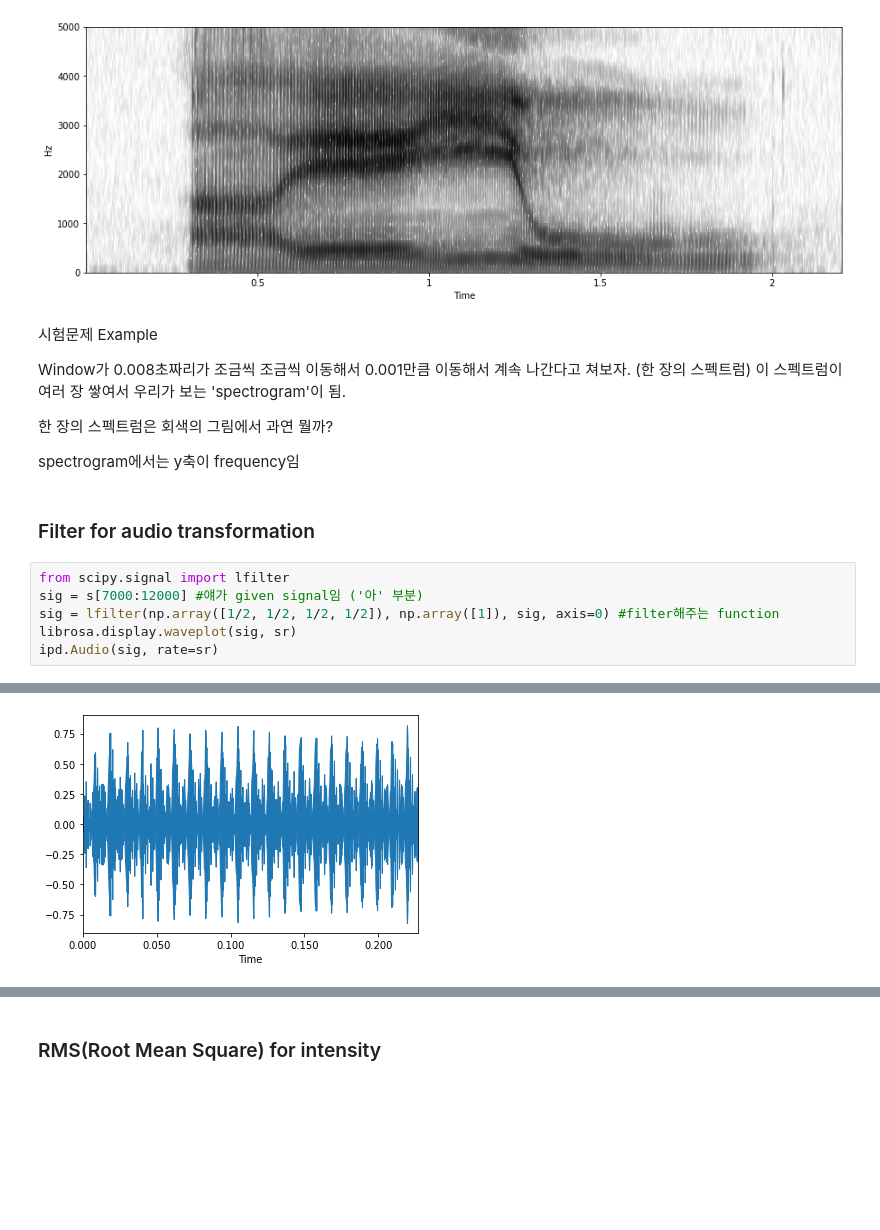
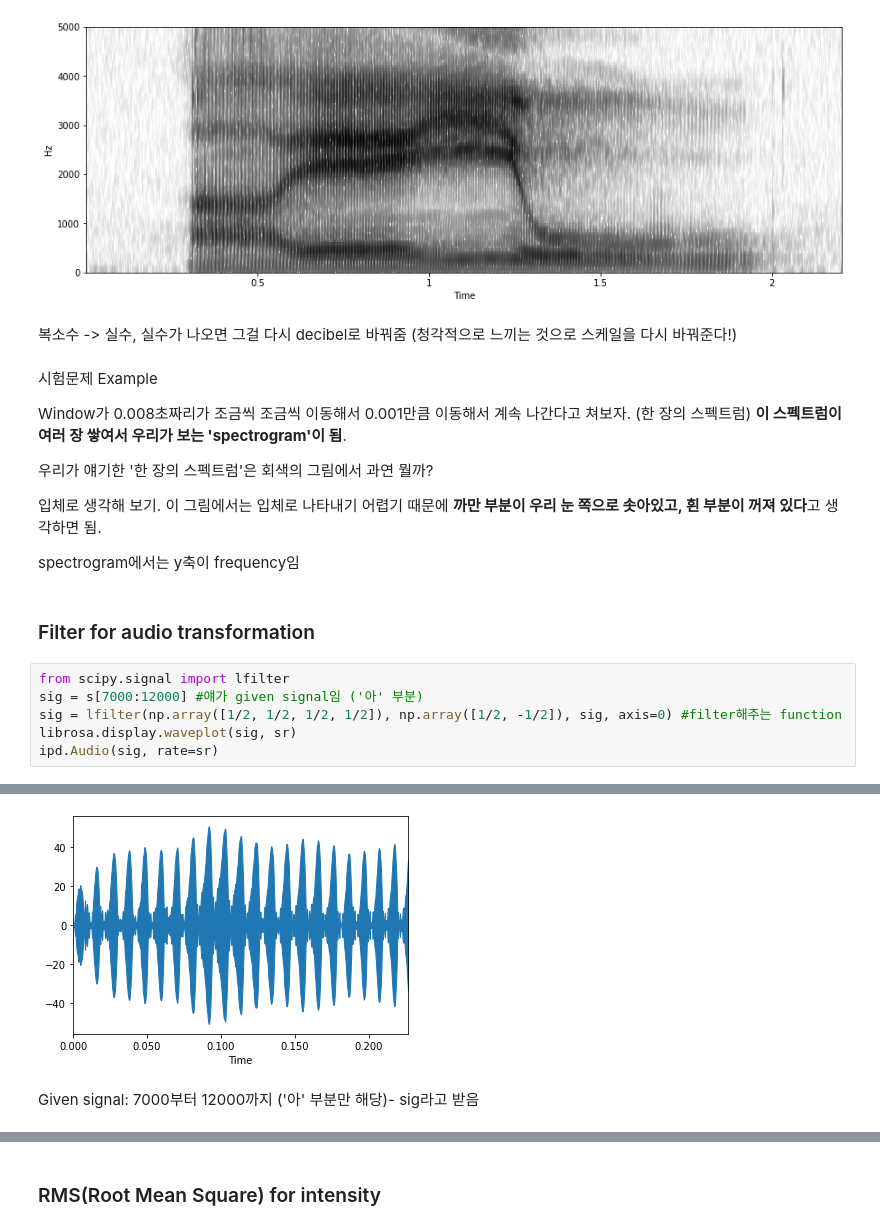
Before and after one commit to juyoung524/22-1-Spring-, a Jupyter notebook: 20220425.ipynb, the cells around one changed output, grey strips where cells are left out. Drawn from its saved outputs; the diff is of its cells as text; blank space fills up the shorter version.

```diff
--- a/20220425.ipynb
+++ b/20220425.ipynb
@@ -145,12 +147,16 @@ plt.ylim((0,5000))
 # %% [output]
 (0.0, 5000.0)
 [figure]
+# %% [markdown]
+복소수 -> 실수, 실수가 나오면 그걸 다시 decibel로 바꿔줌 (청각적으로 느끼는 것으로 스케일을 다시 바꿔준다!)
 # %% [markdown]
 시험문제 Example
 
-Window가 0.008초짜리가 조금씩 조금씩 이동해서 0.001만큼 이동해서 계속 나간다고 쳐보자. (한 장의 스펙트럼) 이 스펙트럼이 여러 장 쌓여서 우리가 보는 'spectrogram'이 됨.
+Window가 0.008초짜리가 조금씩 조금씩 이동해서 0.001만큼 이동해서 계속 나간다고 쳐보자. (한 장의 스펙트럼) **이 스펙트럼이 여러 장 쌓여서 우리가 보는 'spectrogram'이 됨**.
 
-한 장의 스펙트럼은 회색의 그림에서 과연 뭘까?
+우리가 얘기한 '한 장의 스펙트럼'은 회색의 그림에서 과연 뭘까?
+
+입체로 생각해 보기. 이 그림에서는 입체로 나타내기 어렵기 때문에 **까만 부분이 우리 눈 쪽으로 솟아있고, 흰 부분이 꺼져 있다**고 생각하면 됨.
 
 spectrogram에서는 y축이 frequency임
 # %% [markdown]
@@ -158,12 +164,14 @@ spectrogram에서는 y축이 frequency임
 # %%
 from scipy.signal import lfilter
 sig = s[7000:12000] #얘가 given signal임 ('아' 부분)
-sig = lfilter(np.array([1/2, 1/2, 1/2, 1/2]), np.array([1]), sig, axis=0) #filter해주는 function
+sig = lfilter(np.array([1/2, 1/2, 1/2, 1/2]), np.array([1/2, -1/2]), sig, axis=0) #filter해주는 function
 librosa.display.waveplot(sig, sr)
 ipd.Audio(sig, rate=sr)
 # %% [output]
 [interactive output not drawn]
-[figure, old version]
+[figure, new version]
+# %% [markdown]
+Given signal: 7000부터 12000까지 ('아' 부분만 해당)- sig라고 받음
 # %% [markdown]
 scipy.signal에 있는 lfilter
 
```
Also changed, not shown: parts of 5 cells of this notebook.
